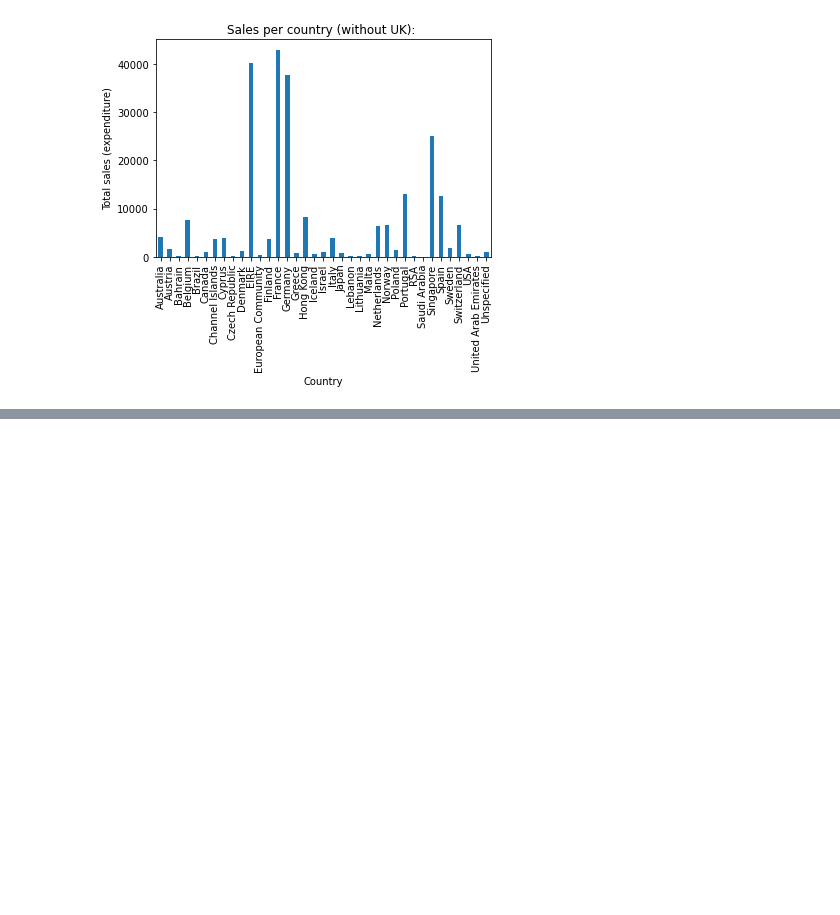
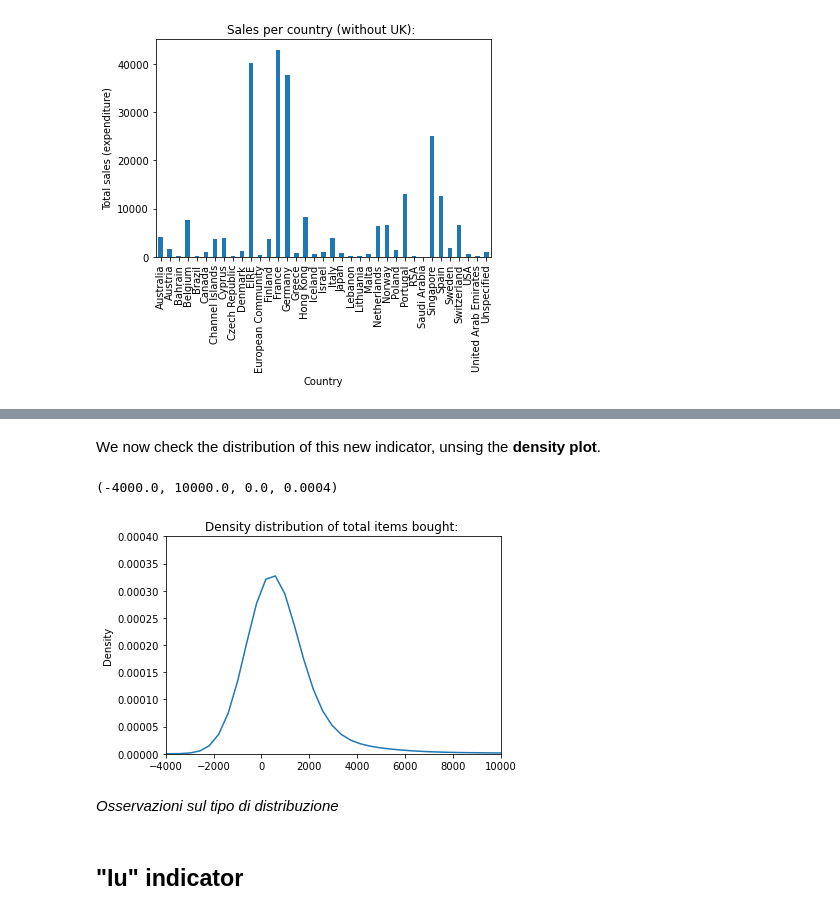
Before and after one commit to dilettagoglia/DataMining, a Jupyter notebook: Task1.ipynb, the cells around one changed output, grey strips where cells are left out. Drawn from its saved outputs; the diff is of its cells as text; code cells hidden in the pictures; blank space fills up the shorter version.

```diff
--- a/Task1.ipynb
+++ b/Task1.ipynb
@@ -981,0 +1019,4 @@ Text(0, 0.5, 'Total sales (expenditure)')
+# %%
+# total number of items purchased by a customer
+I = df['Qta'].groupby(df['CustomerID']).sum()
+print("\t How many items he bought \n", I)
@@ -981,0 +1038,14 @@ Text(0, 0.5, 'Total sales (expenditure)')
+# %% [markdown]
+We now check the distribution of this new indicator, unsing the **density plot**.
+# %%
+# DENSITY PLOT
+I.plot.kde()
+plt.title('Density distribution of total items bought: ')
+plt.axis([-4000,10000,0,0.0004])
+# %% [output]
+(-4000.0, 10000.0, 0.0, 0.0004)
+[figure, added]
+# %% [markdown]
+*Osservazioni sul tipo di distribuzione*
+# %% [markdown]
+## "Iu" indicator
```
Also changed, not shown: parts of 52 cells of this notebook.
